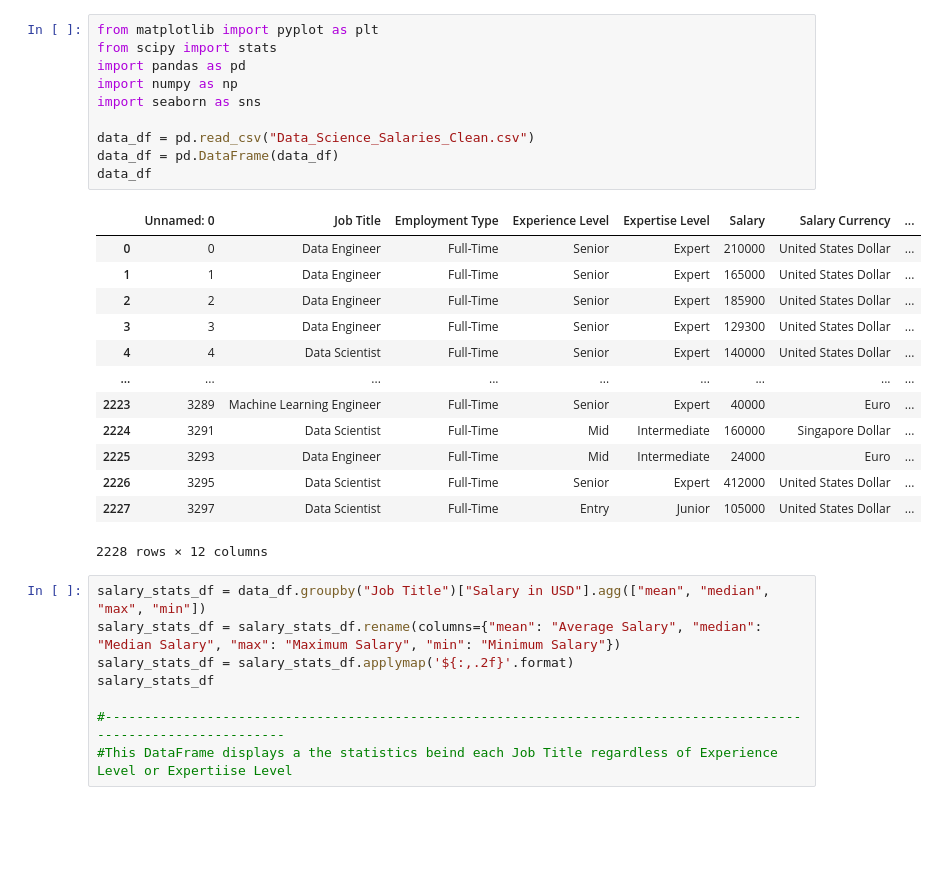
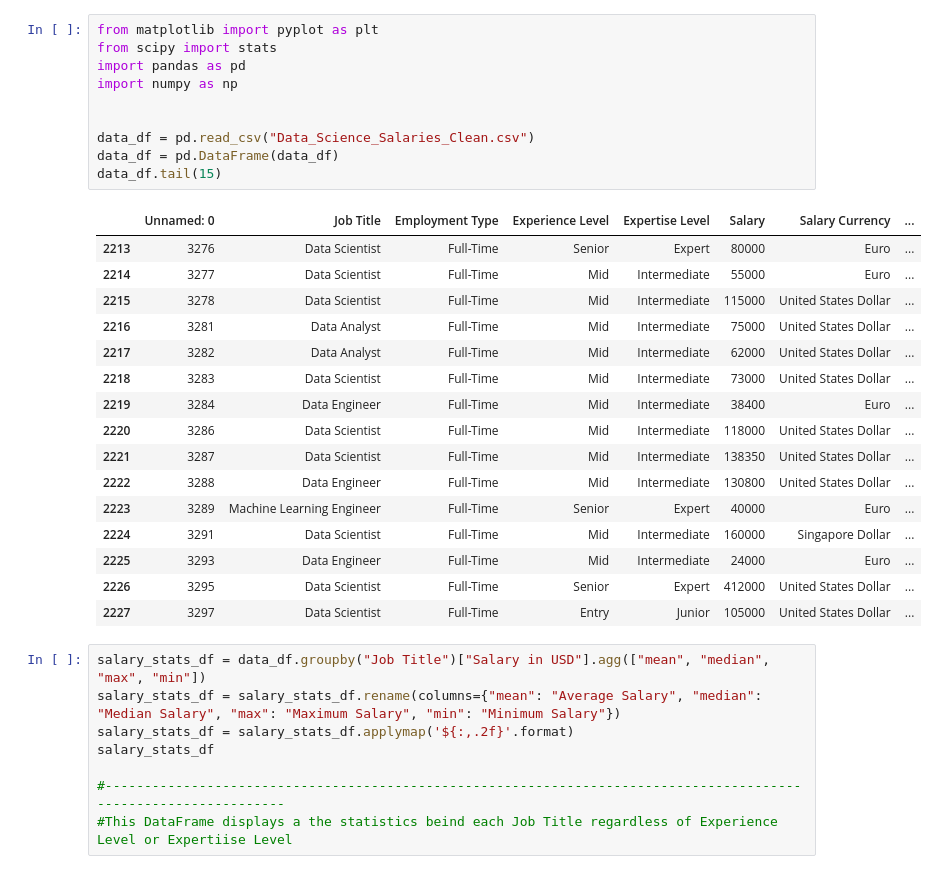
Before and after one commit to emilyshewcraft/project-one, a Jupyter notebook: ryan_data_notebook.ipynb, the cells around one changed output. Drawn from its saved outputs; the diff is of its cells as text; blank space fills up the shorter version.

```diff
--- a/ryan_data_notebook.ipynb
+++ b/ryan_data_notebook.ipynb
@@ -1,27 +1,30 @@
 # %%
 from matplotlib import pyplot as plt
 from scipy import stats
 import pandas as pd
 import numpy as np
-import seaborn as sns
+
 
 data_df = pd.read_csv("Data_Science_Salaries_Clean.csv")
 data_df = pd.DataFrame(data_df)
-data_df
+data_df.tail(15)
 # %% [output]
 |  | Unnamed: 0 | Job Title | Employment Type | Experience Level | Expertise Level | Salary | Salary Currency | ... |
-| 0 | 0 | Data Engineer | Full-Time | Senior | Expert | 210000 | United States Dollar | ... |
-| 1 | 1 | Data Engineer | Full-Time | Senior | Expert | 165000 | United States Dollar | ... |
-| 2 | 2 | Data Engineer | Full-Time | Senior | Expert | 185900 | United States Dollar | ... |
-| 3 | 3 | Data Engineer | Full-Time | Senior | Expert | 129300 | United States Dollar | ... |
-| 4 | 4 | Data Scientist | Full-Time | Senior | Expert | 140000 | United States Dollar | ... |
-| ... | ... | ... | ... | ... | ... | ... | ... | ... |
+| 2213 | 3276 | Data Scientist | Full-Time | Senior | Expert | 80000 | Euro | ... |
+| 2214 | 3277 | Data Scientist | Full-Time | Mid | Intermediate | 55000 | Euro | ... |
+| 2215 | 3278 | Data Scientist | Full-Time | Mid | Intermediate | 115000 | United States Dollar | ... |
+| 2216 | 3281 | Data Analyst | Full-Time | Mid | Intermediate | 75000 | United States Dollar | ... |
+| 2217 | 3282 | Data Analyst | Full-Time | Mid | Intermediate | 62000 | United States Dollar | ... |
+| 2218 | 3283 | Data Scientist | Full-Time | Mid | Intermediate | 73000 | United States Dollar | ... |
+| 2219 | 3284 | Data Engineer | Full-Time | Mid | Intermediate | 38400 | Euro | ... |
+| 2220 | 3286 | Data Scientist | Full-Time | Mid | Intermediate | 118000 | United States Dollar | ... |
+| 2221 | 3287 | Data Scientist | Full-Time | Mid | Intermediate | 138350 | United States Dollar | ... |
+| 2222 | 3288 | Data Engineer | Full-Time | Mid | Intermediate | 130800 | United States Dollar | ... |
 | 2223 | 3289 | Machine Learning Engineer | Full-Time | Senior | Expert | 40000 | Euro | ... |
 | 2224 | 3291 | Data Scientist | Full-Time | Mid | Intermediate | 160000 | Singapore Dollar | ... |
 | 2225 | 3293 | Data Engineer | Full-Time | Mid | Intermediate | 24000 | Euro | ... |
 | 2226 | 3295 | Data Scientist | Full-Time | Senior | Expert | 412000 | United States Dollar | ... |
 | 2227 | 3297 | Data Scientist | Full-Time | Entry | Junior | 105000 | United States Dollar | ... |
-2228 rows × 12 columns
 # %%
 salary_stats_df = data_df.groupby("Job Title")["Salary in USD"].agg(["mean", "median", "max", "min"])
 salary_stats_df = salary_stats_df.rename(columns={"mean": "Average Salary", "median": "Median Salary", "max": "Maximum Salary", "min": "Minimum Salary"})
```
Also changed, not shown: parts of 9 cells of this notebook, 3 other files.
